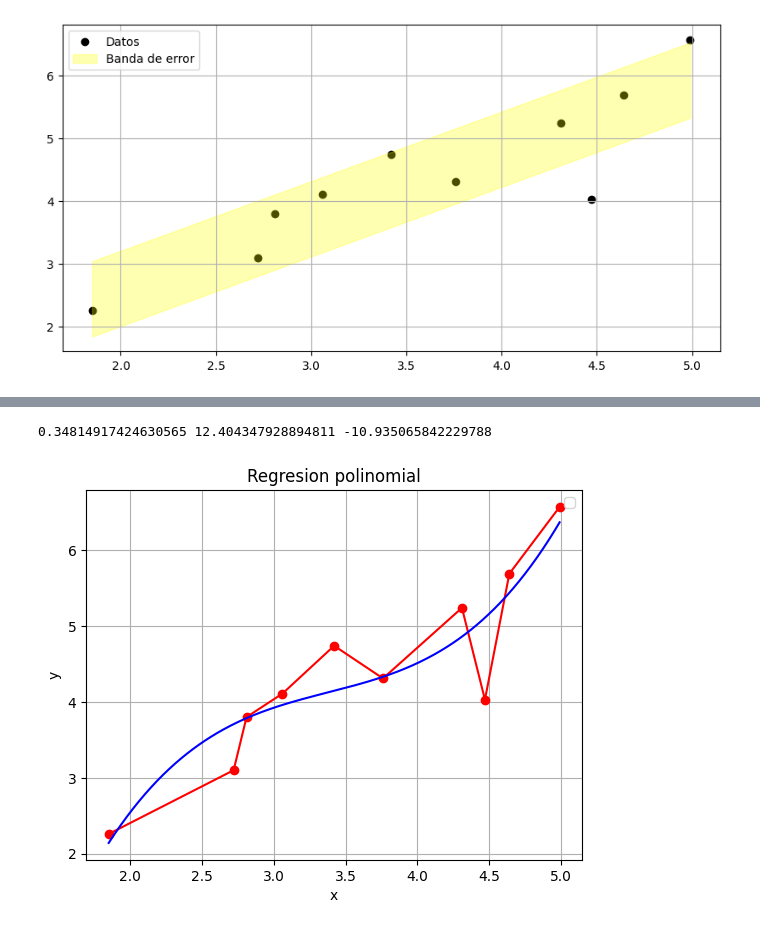
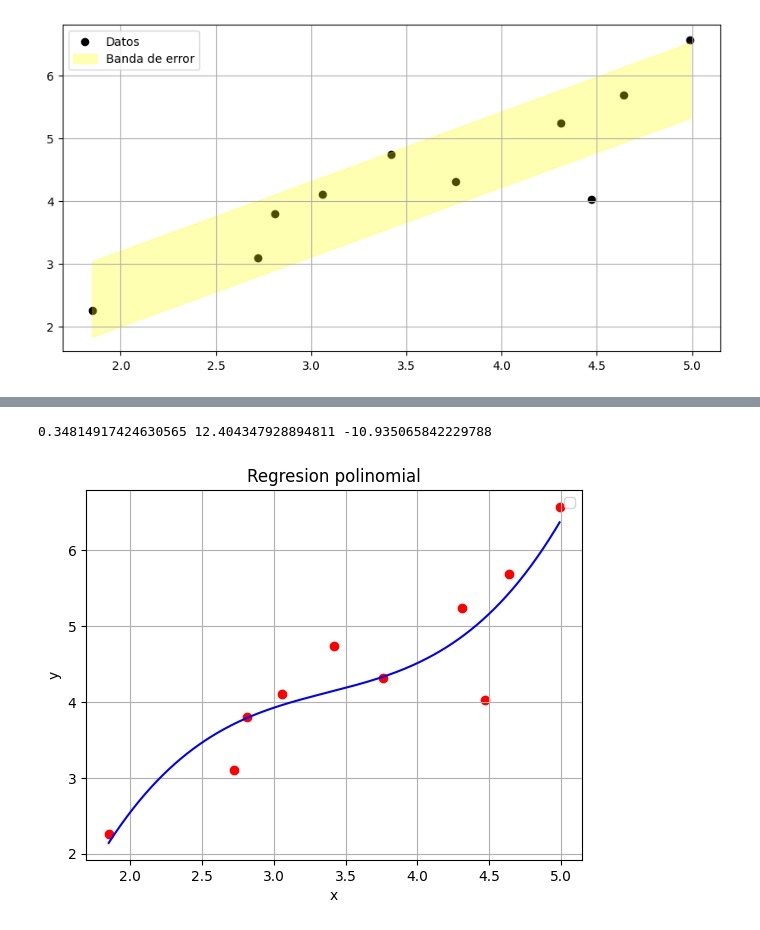
Before and after one commit to Jp-07-sys/Ejercicios-de-python, a Jupyter notebook: Minimos_cuadrados.ipynb, the cells around one changed output, grey strips where cells are left out. Cells and saved outputs as stored; diff of their text form; code cells hidden in the pictures.

```diff
--- a/Minimos_cuadrados.ipynb
+++ b/Minimos_cuadrados.ipynb
@@ -166,33 +166,33 @@ plt.show()
 # %%
 from sklearn.preprocessing import PolynomialFeatures
 from sklearn.linear_model import LinearRegression
 
 poly=PolynomialFeatures(degree=3, include_bias=True)
 x_poly=poly.fit_transform(x.reshape(-1, 1))
 
 model=LinearRegression()
 model.fit(x_poly,y)
 
 c=model.intercept_
 a,b=model.coef_[3],model.coef_[1]
 print(a,b,c)
 
 x_fit=np.linspace(min(x),max(x),300).reshape(-1,1)
 y_fit=poly.transform(x_fit)
 
 y_final=model.predict(y_fit)
 
-plt.plot(x,y,color="red", marker="o")
+plt.scatter(x,y,color="red", marker="o")
 plt.plot(x_fit,y_final,color="blue",)
 
 plt.title("Regresion polinomial")
 plt.xlabel("x")
 plt.ylabel("y")
 plt.grid()
 plt.legend()
 plt.show()
 # %% [output]
 0.34814917424630565 12.404347928894811 -10.935065842229788
-[figure, old version]
+[figure, new version]
 # %%
 _
```
Also changed, not shown: parts of 1 cell of this notebook.
